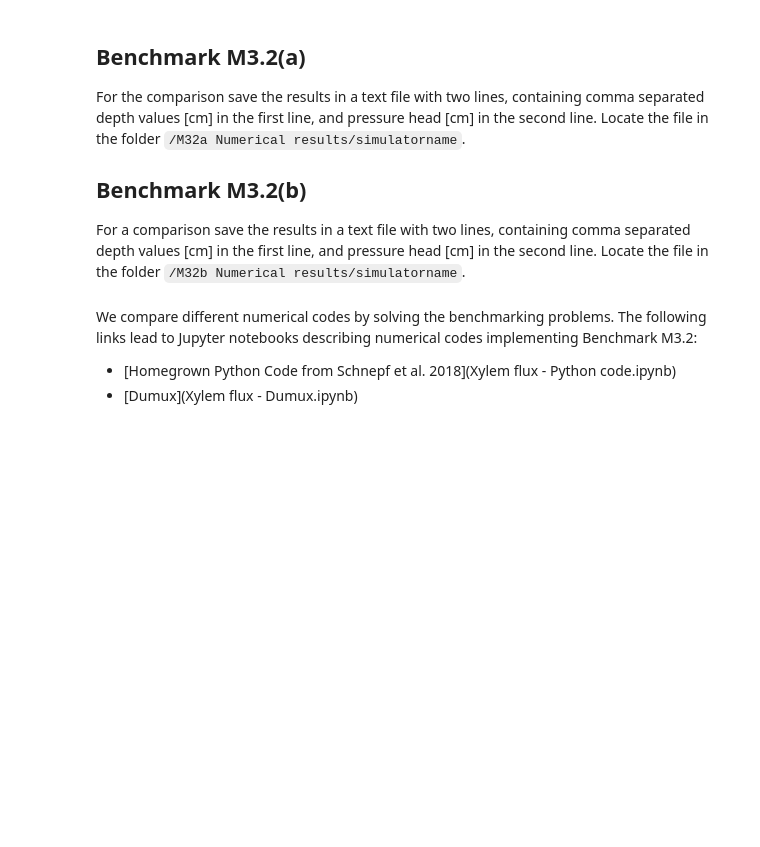
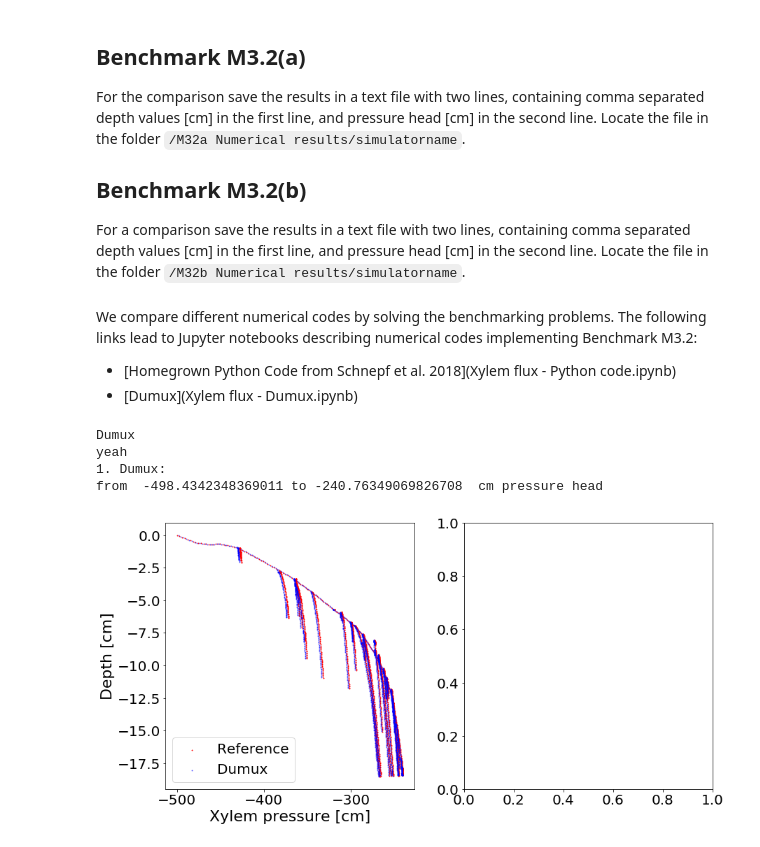
Before and after one commit to RSA-benchmarks/collaborative-comparison, a Jupyter notebook: M3 Water flow in roots/M3.2 Root system/M3.2 Automated comparison.ipynb, the cells around one changed output. Saved outputs shown, nothing was run; the diff lists cells and outputs as text; code cells hidden in the pictures; blank space fills up the shorter version.

```diff
--- a/M3 Water flow in roots/M3.2 Root system/M3.2 Automated comparison.ipynb
+++ b/M3 Water flow in roots/M3.2 Root system/M3.2 Automated comparison.ipynb
@@ -15,17 +15,3 @@ We compare different numerical codes by solving the benchmarking problems. The f
 
 * [Homegrown Python Code from Schnepf et al. 2018](Xylem flux - Python code.ipynb)
 * [Dumux](Xylem flux - Dumux.ipynb)
-# %%
-import os
-import numpy as np
-import matplotlib.pyplot as plt
-from math import *
-from rsml import * # located in the same directory
-from scipy.interpolate import interp1d
-
-# normalized root mean squared error
-def nRMSE(y_ana, y_num):
-    assert len(y_ana)==len(y_num), "number of analytical solutions y_ana must equalt number of numerical solutions y_num"
-    n = len(y_ana)
-    rmse = np.sqrt(np.sum(np.square(y_ana-y_num))/n)
-    return rmse/np.abs(np.mean(y_ana))
@@ -32 +25,50 @@ def nRMSE(y_ana, y_num):
+# %%
+fig, ax = plt.subplots(1, 2, figsize=(14,7))
+
+# M32a
+l = ["Reference"]
+data = np.loadtxt("M3.2a Numerical results/"+l[0],delimiter=',') # analytical solution
+z_a = data[0,:]
+psi_a = data[1,:]
+ax[0].scatter(psi_a, z_a, marker ='*', color = 'red', s=1)
+# ax[0].hist(psi_a, bins = 20)
+
+cc = 1
+nrsmea, namea = [] ,[]
+for dirname, dirnames, filenames in os.walk('M3.2a Numerical results/.'):
+    filenames.sort()
+    for i,f in enumerate(filenames):
+        try:
+            print(f)
+            if f!="Reference":
+                print("yeah")
+                l.append(f)
+                data = np.loadtxt("M3.2a Numerical results/"+f,delimiter=',')
+                print(str(i+1)+". "+f+":")
+                print("from ", min(data[1,:]), "to", max(data[1,:]), " cm pressure head\n")
+                ax[0].scatter(data[1,:], data[0,:], color = col[cc,:], alpha = 0.5, s=1)
+                # ax[0].hist(data[1,:], bins = 20, alpha = 0.5)
+                z_n = data[0,:]
+                psi_n = data[1,:]
+                interp = interp1d(z_n, psi_n,  kind='linear', fill_value='extrapolate', bounds_error = False)
+                psi_n = interp(z_a)
+                nrsmea.append(nRMSE(psi_a,psi_n))
+                namea.append(f)
+                cc += 1
+                break
+        except Exception as ex:
+            print("Something went wrong with file "+f)
+            raise
+ax[0].set_xlabel("Xylem pressure [cm]")
+ax[0].set_ylabel("Depth [cm]")
+ax[0].legend(l)
+
+plt.savefig('m32_results.png', dpi=300, bbox_inches = "tight")
+plt.show()
+# %% [output]
+Dumux
+yeah
+1. Dumux:
+from  -498.4342348369011 to -240.76349069826708  cm pressure head
+[figure, added]
 # %%
```
Also changed, not shown: parts of 3 cells of this notebook, 23 other files.
